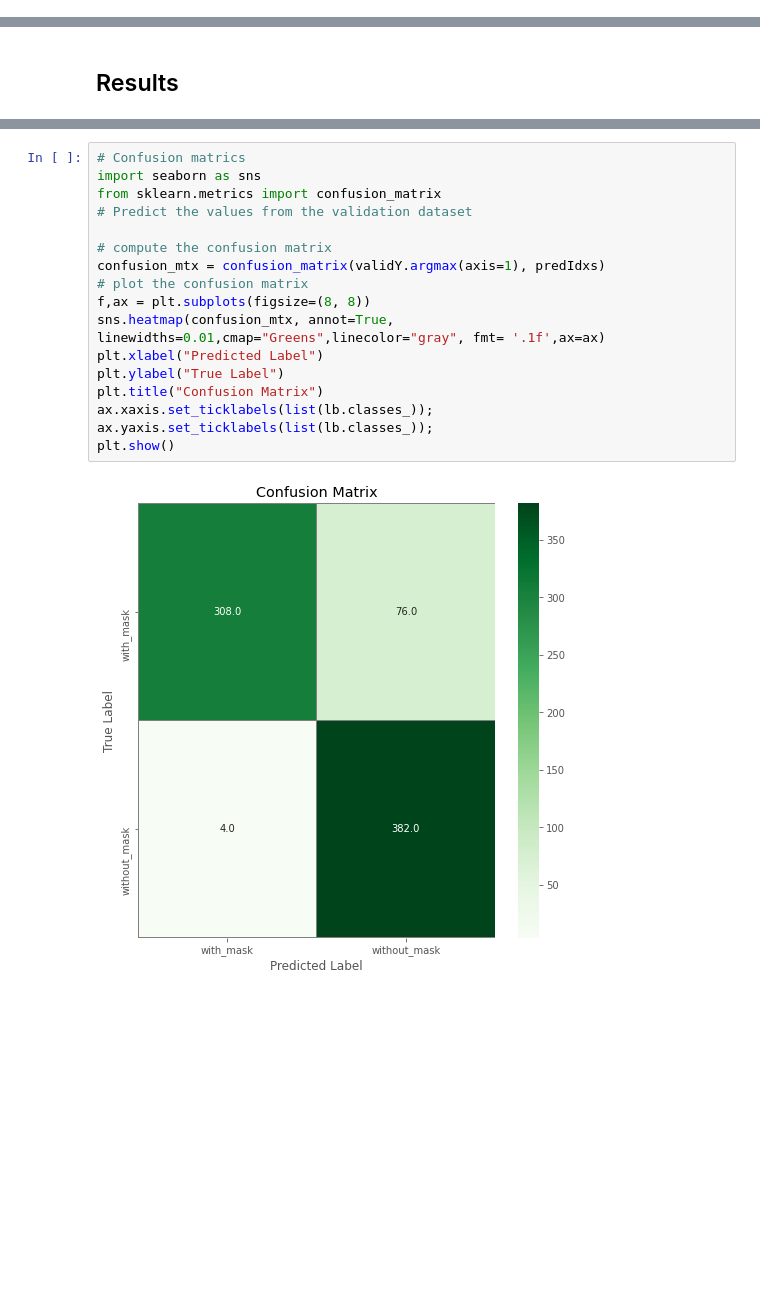
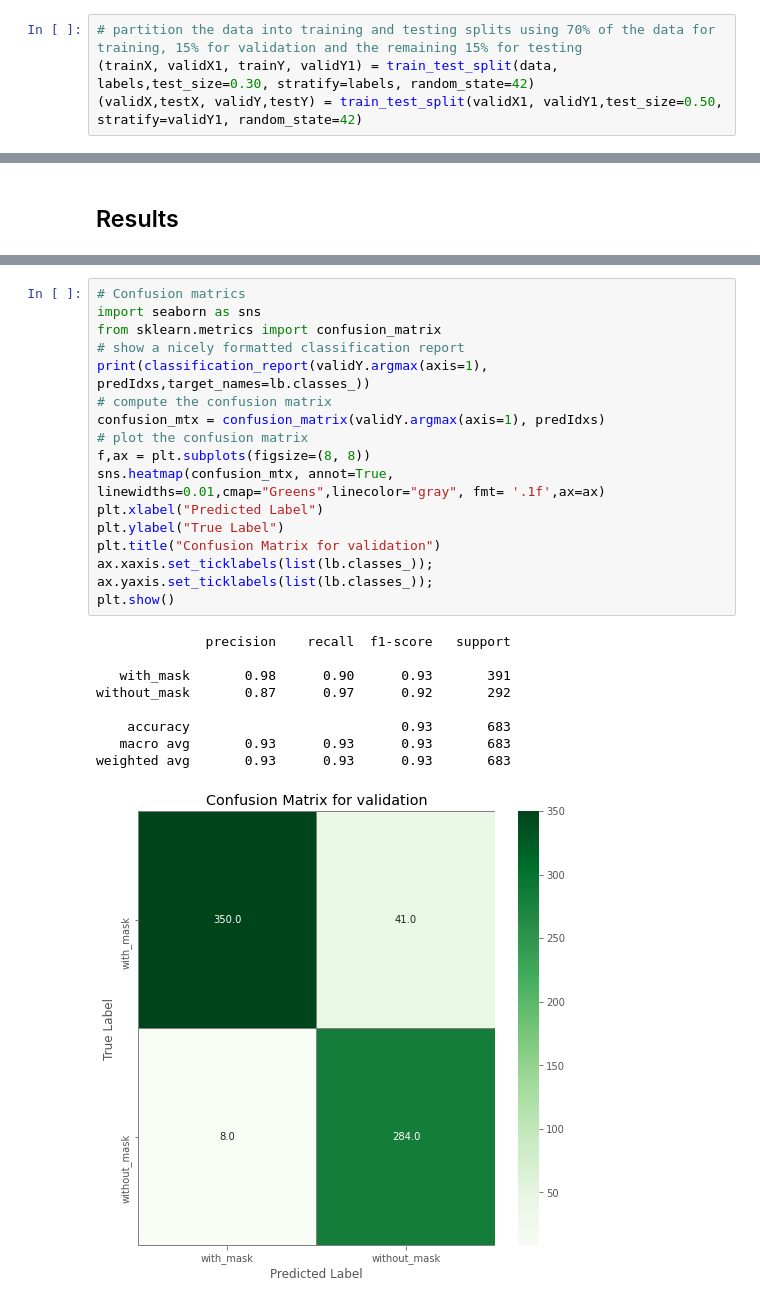
Before and after one commit to ashishkrb7/Face_Mask_Detection_end_to_end_project, a Jupyter notebook: notebook/ModelTrainer.ipynb, the cells around one changed output, grey strips where cells are left out. Saved outputs shown, nothing was run; the diff lists cells and outputs as text; blank space fills up the shorter version.

Commit message:
model training file updated

```diff
--- a/notebook/ModelTrainer.ipynb
+++ b/notebook/ModelTrainer.ipynb
@@ -126 +123,5 @@ labels = to_categorical(labels)
+# %%
+# partition the data into training and testing splits using 70% of the data for training, 15% for validation and the remaining 15% for testing
+(trainX, validX1, trainY, validY1) = train_test_split(data, labels,test_size=0.30, stratify=labels, random_state=42)
+(validX,testX, validY,testY) = train_test_split(validX1, validY1,test_size=0.50, stratify=validY1, random_state=42)
 # %%
@@ -241,18 +233,26 @@ weighted avg       0.91      0.90      0.90       770
 # %%
 # Confusion matrics
 import seaborn as sns
 from sklearn.metrics import confusion_matrix
-# Predict the values from the validation dataset
-
+# show a nicely formatted classification report
+print(classification_report(validY.argmax(axis=1), predIdxs,target_names=lb.classes_))
 # compute the confusion matrix
 confusion_mtx = confusion_matrix(validY.argmax(axis=1), predIdxs)
 # plot the confusion matrix
 f,ax = plt.subplots(figsize=(8, 8))
 sns.heatmap(confusion_mtx, annot=True, linewidths=0.01,cmap="Greens",linecolor="gray", fmt= '.1f',ax=ax)
 plt.xlabel("Predicted Label")
 plt.ylabel("True Label")
-plt.title("Confusion Matrix")
+plt.title("Confusion Matrix for validation")
 ax.xaxis.set_ticklabels(list(lb.classes_)); ax.yaxis.set_ticklabels(list(lb.classes_));
 plt.show()
 # %% [output]
+              precision    recall  f1-score   support
+
+   with_mask       0.98      0.90      0.93       391
+without_mask       0.87      0.97      0.92       292
+
+    accuracy                           0.93       683
+   macro avg       0.93      0.93      0.93       683
+weighted avg       0.93      0.93      0.93       683
-[figure, old version]
+[figure, new version]
```
Also changed, not shown: parts of 7 cells of this notebook.
